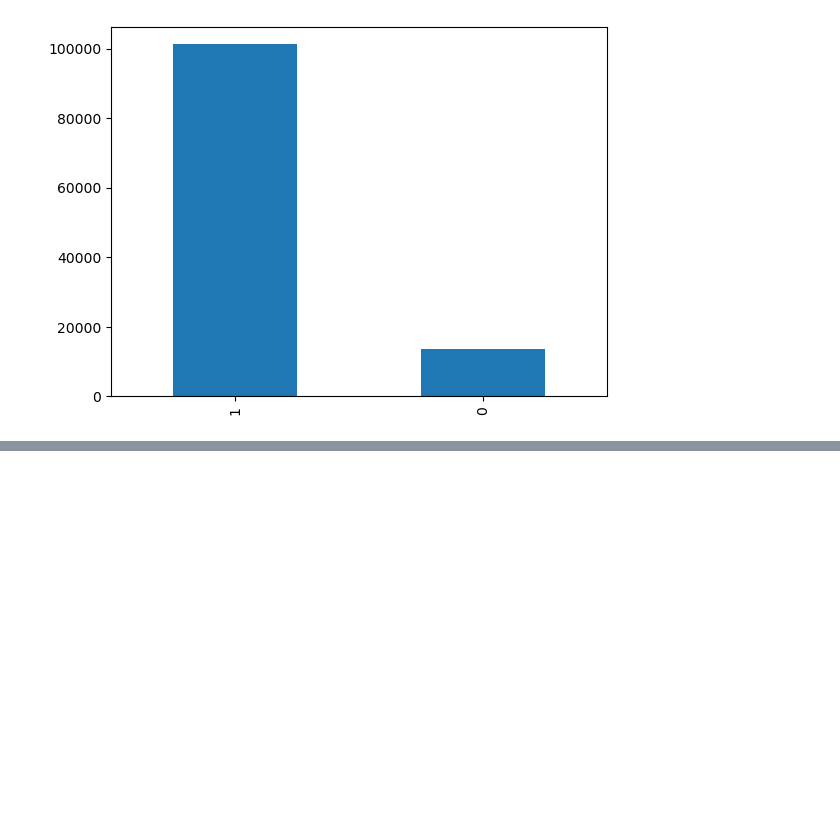
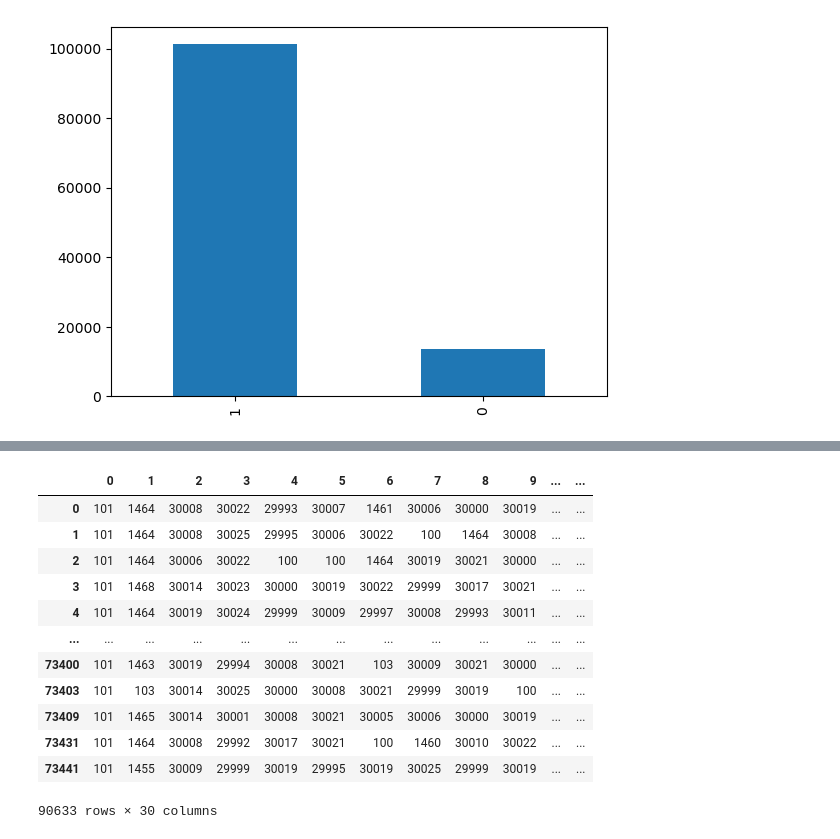
Before and after one commit to cgoeun/coupang_review, a Jupyter notebook: cr1.ipynb, the cells around one changed output, grey strips where cells are left out. Saved outputs shown, nothing was run; the diff lists cells and outputs as text; code cells hidden in the pictures; blank space fills up the shorter version.

```diff
--- a/cr1.ipynb
+++ b/cr1.ipynb
@@ -87,0 +157,14 @@ for sents, label in zip(data2['review_r'], data2['label']):
+# %%
+import random
+rd_train = nn_train.copy()
+rand_num = random.randint(1, 29)
+
+for i in range(len(rd_train)):
+    if(int(rd_train.iloc[i, rand_num]) != 0 & int(rd_train.iloc[i, rand_num]) != 102):
+      rd_train.iloc[i, rand_num] = 103
+    else:
+      while(int(rd_train.iloc[i, rand_num]) == 0 & int(rd_train.iloc[i, rand_num]) == 102):
+        rand_num = random.randint(1,29)
+        if(int(rd_train.iloc[i, rand_num]) != 0 & int(rd_train.iloc[i, rand_num]) != 102):
+          rd_train.iloc[i, rand_num] = 103
+    rand_num = random.randint(1,29)
@@ -87,0 +232,17 @@ for sents, label in zip(data2['review_r'], data2['label']):
+# %%
+x_train_add = result_train.iloc[:,0:30]
+x_train_add
+# %% [output]
+|  | 0 | 1 | 2 | 3 | 4 | 5 | 6 | 7 | 8 | 9 | ... | ... |
+| 0 | 101 | 1464 | 30008 | 30022 | 29993 | 30007 | 1461 | 30006 | 30000 | 30019 | ... | ... |
+| 1 | 101 | 1464 | 30008 | 30025 | 29995 | 30006 | 30022 | 100 | 1464 | 30008 | ... | ... |
+| 2 | 101 | 1464 | 30006 | 30022 | 100 | 100 | 1464 | 30019 | 30021 | 30000 | ... | ... |
+| 3 | 101 | 1468 | 30014 | 30023 | 30000 | 30019 | 30022 | 29999 | 30017 | 30021 | ... | ... |
+| 4 | 101 | 1464 | 30019 | 30024 | 29999 | 30009 | 29997 | 30008 | 29993 | 30011 | ... | ... |
+| ... | ... | ... | ... | ... | ... | ... | ... | ... | ... | ... | ... | ... |
+| 73400 | 101 | 1463 | 30019 | 29994 | 30008 | 30021 | 103 | 30009 | 30021 | 30000 | ... | ... |
+| 73403 | 101 | 103 | 30014 | 30025 | 30000 | 30008 | 30021 | 29999 | 30019 | 100 | ... | ... |
+| 73409 | 101 | 1465 | 30014 | 30001 | 30008 | 30021 | 30005 | 30006 | 30000 | 30019 | ... | ... |
+| 73431 | 101 | 1464 | 30008 | 29992 | 30017 | 30021 | 100 | 1460 | 30010 | 30022 | ... | ... |
+| 73441 | 101 | 1455 | 30009 | 29999 | 30019 | 29995 | 30019 | 30025 | 29999 | 30019 | ... | ... |
+90633 rows × 30 columns
```
Also changed, not shown: parts of 26 cells of this notebook, 6 other files.
